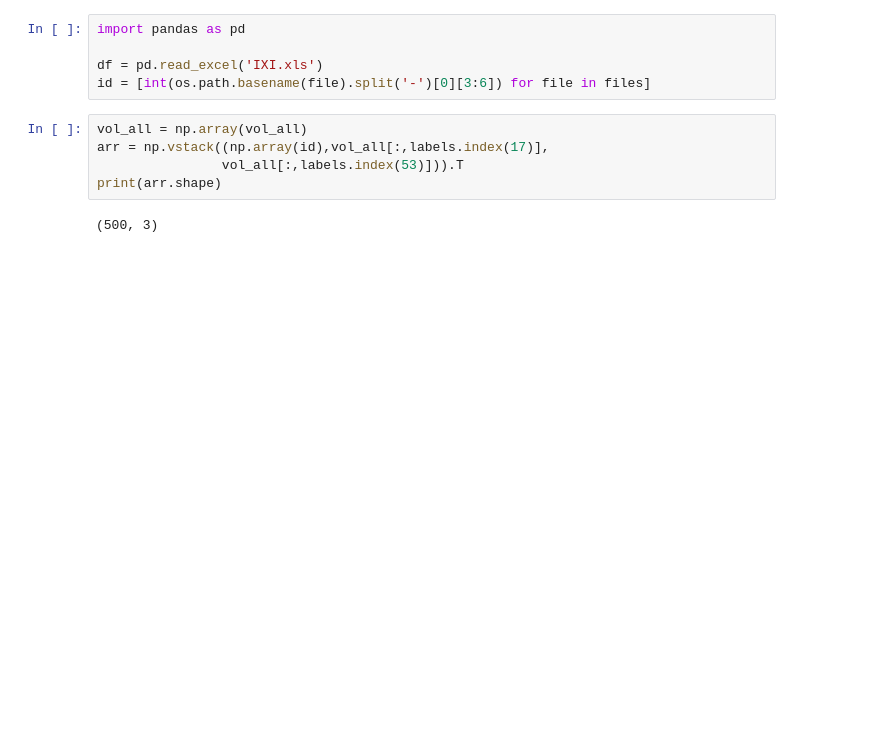
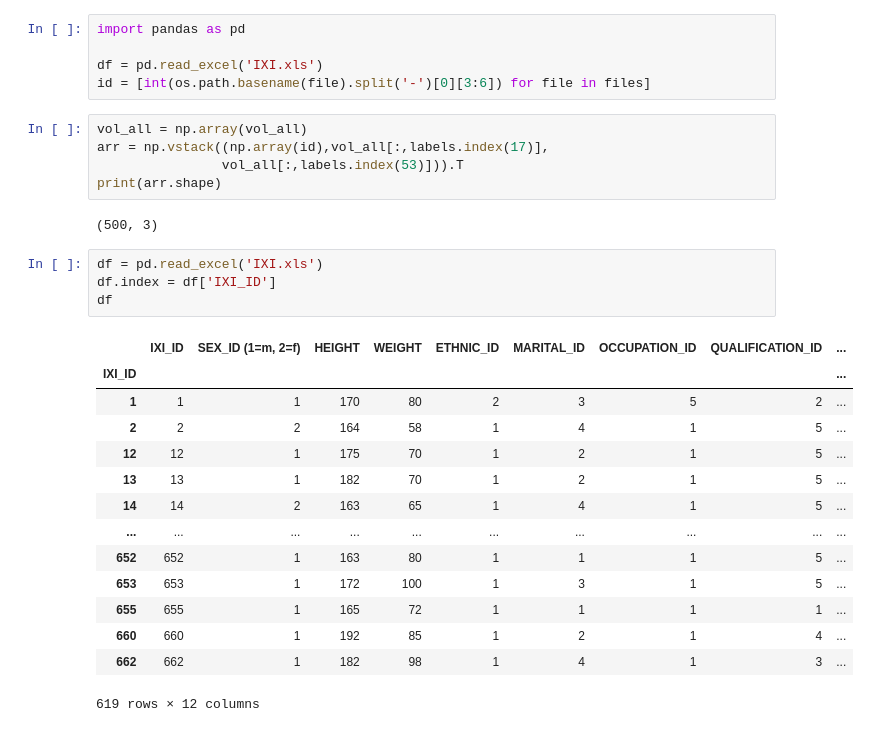
Before and after one commit to DanielHo-BS/MRI, a Jupyter notebook: FLASH_HW2/HW2.ipynb, the cells around one changed output. Cells and saved outputs as stored; diff of their text form; blank space fills up the shorter version.

```diff
--- a/FLASH_HW2/HW2.ipynb
+++ b/FLASH_HW2/HW2.ipynb
@@ -35,4 +37,23 @@ arr = np.vstack((np.array(id),vol_all[:,labels.index(17)],
 print(arr.shape)
 # %% [output]
 (500, 3)
+# %%
+df = pd.read_excel('IXI.xls')
+df.index = df['IXI_ID']
+df
+# %% [output]
+|  | IXI_ID | SEX_ID (1=m, 2=f) | HEIGHT | WEIGHT | ETHNIC_ID | MARITAL_ID | OCCUPATION_ID | QUALIFICATION_ID | ... |
+| IXI_ID |  |  |  |  |  |  |  |  | ... |
+| 1 | 1 | 1 | 170 | 80 | 2 | 3 | 5 | 2 | ... |
+| 2 | 2 | 2 | 164 | 58 | 1 | 4 | 1 | 5 | ... |
+| 12 | 12 | 1 | 175 | 70 | 1 | 2 | 1 | 5 | ... |
+| 13 | 13 | 1 | 182 | 70 | 1 | 2 | 1 | 5 | ... |
+| 14 | 14 | 2 | 163 | 65 | 1 | 4 | 1 | 5 | ... |
+| ... | ... | ... | ... | ... | ... | ... | ... | ... | ... |
+| 652 | 652 | 1 | 163 | 80 | 1 | 1 | 1 | 5 | ... |
+| 653 | 653 | 1 | 172 | 100 | 1 | 3 | 1 | 5 | ... |
+| 655 | 655 | 1 | 165 | 72 | 1 | 1 | 1 | 1 | ... |
+| 660 | 660 | 1 | 192 | 85 | 1 | 2 | 1 | 4 | ... |
+| 662 | 662 | 1 | 182 | 98 | 1 | 4 | 1 | 3 | ... |
+619 rows × 12 columns
 # %%
```
Also changed, not shown: parts of 8 cells of this notebook, 3 other files.
